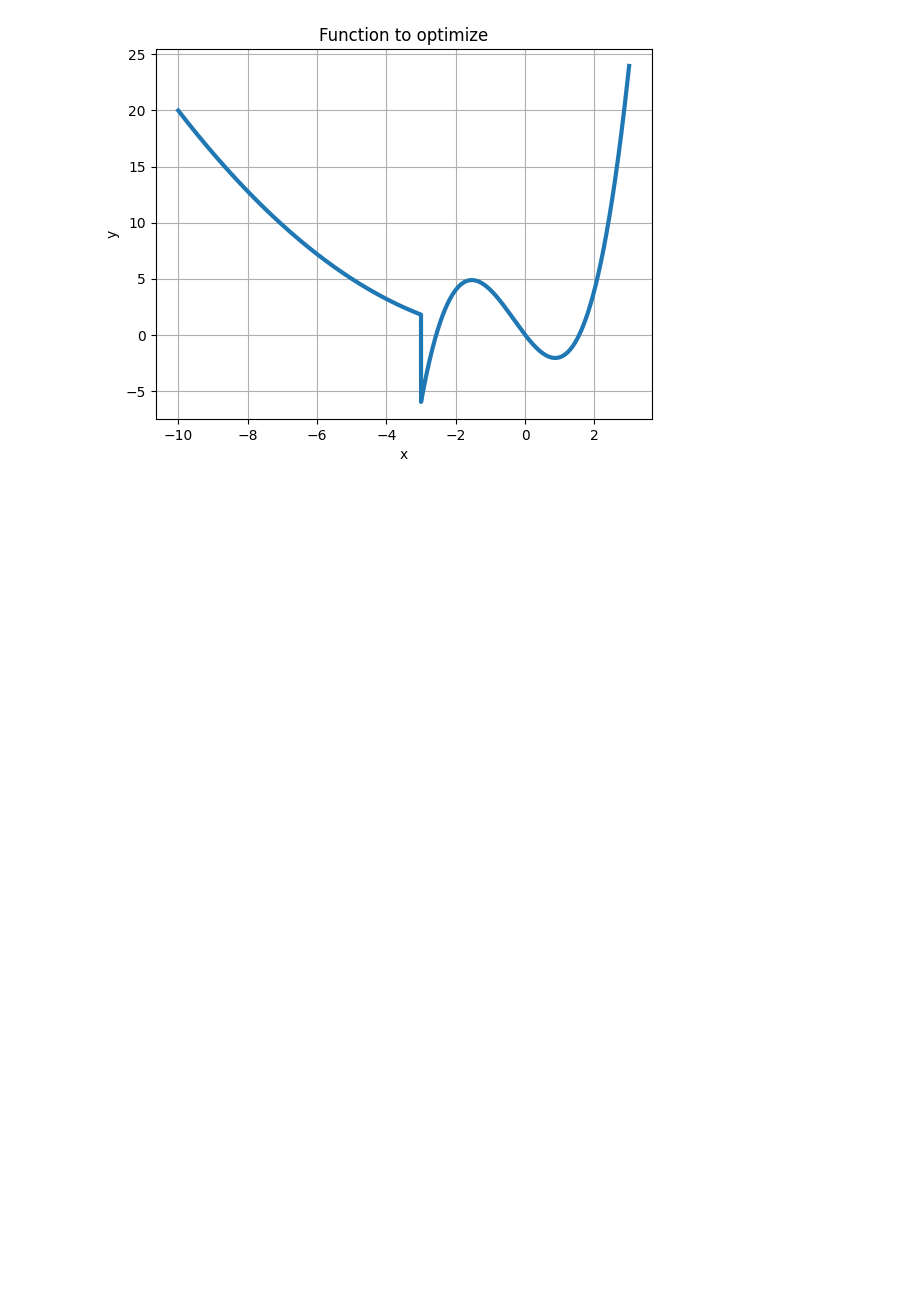
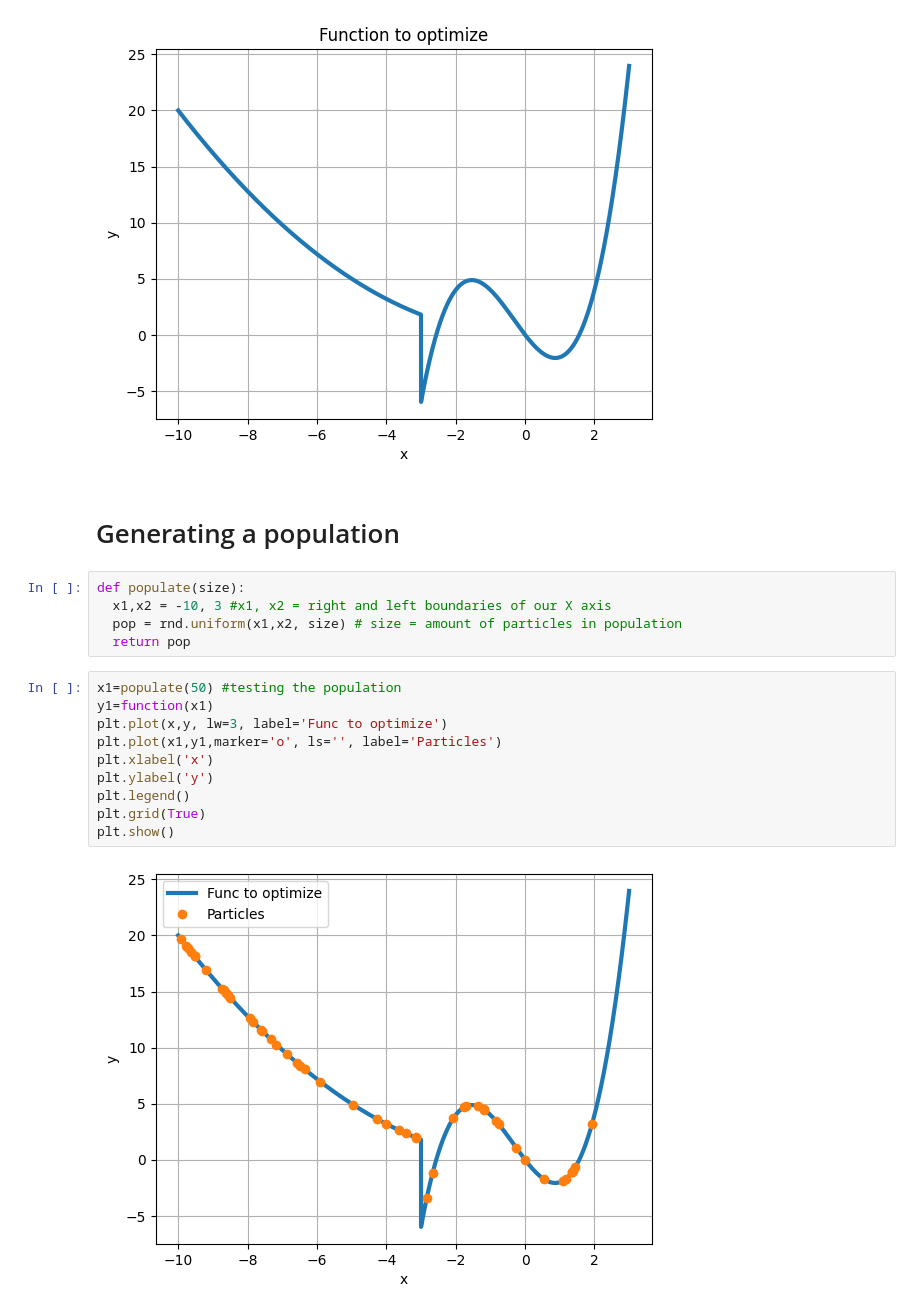
Before and after one commit to ajits-github/Particle_Swarm_Optimization, a Jupyter notebook: Particle_Swarm_Optimization.ipynb, the cells around one changed output. Cells and saved outputs as stored; diff of their text form; blank space fills up the shorter version.

Commit message:
Generate and test the population

```diff
--- a/Particle_Swarm_Optimization.ipynb
+++ b/Particle_Swarm_Optimization.ipynb
@@ -32,3 +32,22 @@ plt.grid(True)
 plt.show()
 # %% [output]
 [figure]
+# %% [markdown]
+# Generating a population
+# %%
+def populate(size):
+  x1,x2 = -10, 3 #x1, x2 = right and left boundaries of our X axis
+  pop = rnd.uniform(x1,x2, size) # size = amount of particles in population
+  return pop
+# %%
+x1=populate(50) #testing the population
+y1=function(x1)
+plt.plot(x,y, lw=3, label='Func to optimize')
+plt.plot(x1,y1,marker='o', ls='', label='Particles')
+plt.xlabel('x')
+plt.ylabel('y')
+plt.legend()
+plt.grid(True)
+plt.show()
+# %% [output]
+[figure, added]
```
